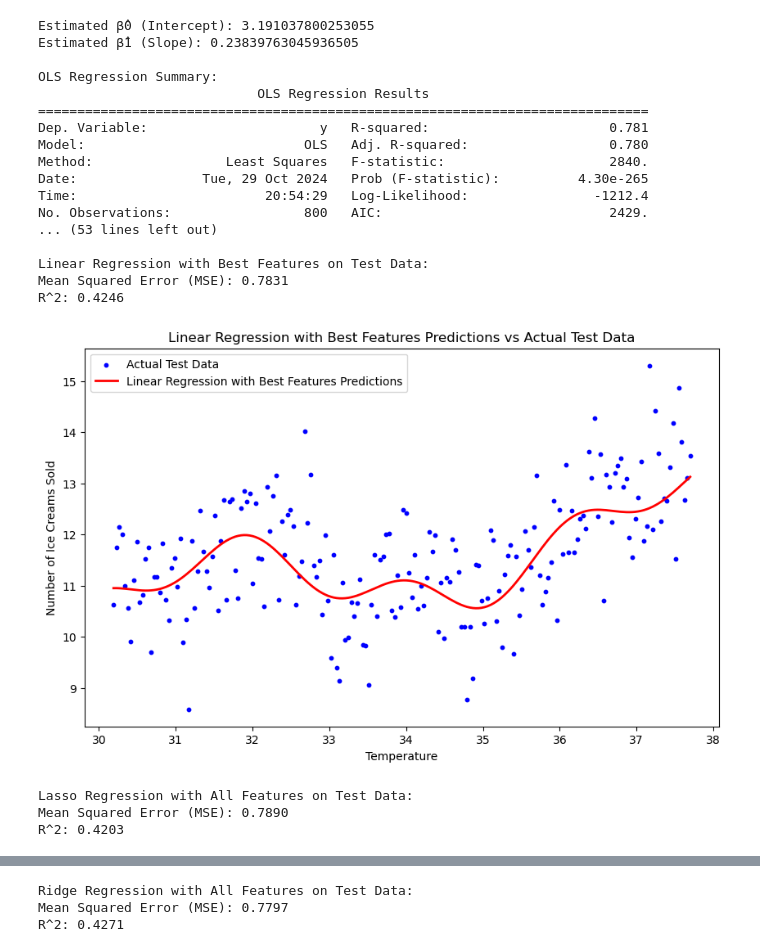
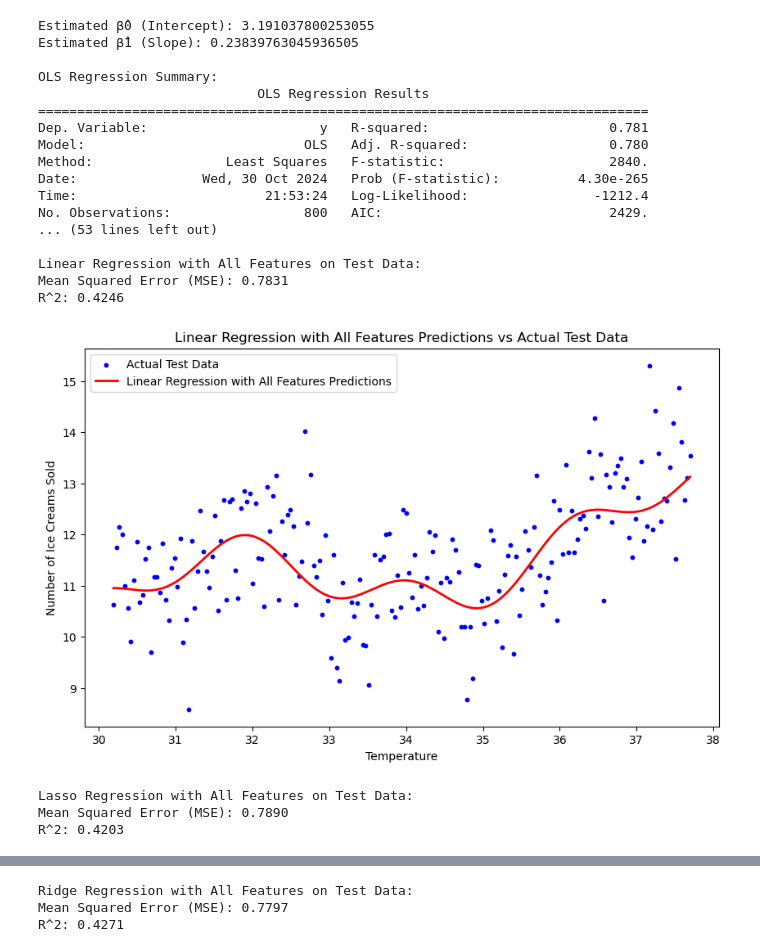
Before and after one commit to RazmaP/statistics-project, a Jupyter notebook: statisticsproject.ipynb, the cells around one changed output, grey strips where cells are left out. Cells and saved outputs as stored; diff of their text form; code cells hidden in the pictures.

```diff
--- a/statisticsproject.ipynb
+++ b/statisticsproject.ipynb
@@ -137,38 +137,38 @@ if __name__ == "__main__":
     display_coefficients(beta0_hat, beta1_hat)
     perform_ols_regression(x_train, y_train)
 
     best_model, best_features, best_adj_r2 = select_best_model(x_train, y_train)
     print("Model with highest Adjusted R^2 uses features:", best_features)
     get_regression_summary(x_train, y_train, best_features)
 
     x_test, y_test = load_data('test.txt')
     all_features = add_nonlinear_features(x_test)
 
     lasso_model, ridge_model = train_lasso_ridge(x_train, y_train)
 
-    evaluate_on_test_data(x_test, y_test, best_model, all_features[list(best_features)], model_name="Linear Regression with Best Features")
+    evaluate_on_test_data(x_test, y_test, best_model, all_features[list(best_features)], model_name="Linear Regression with All Features")
     evaluate_on_test_data(x_test, y_test, lasso_model, all_features, model_name="Lasso Regression with All Features")
     evaluate_on_test_data(x_test, y_test, ridge_model, all_features, model_name="Ridge Regression with All Features")
 # %% [output]
 [figure]
 Estimated β̂0 (Intercept): 3.191037800253055
 Estimated β̂1 (Slope): 0.23839763045936505
 
 OLS Regression Summary:
                             OLS Regression Results
 ==============================================================================
 Dep. Variable:                      y   R-squared:                       0.781
 Model:                            OLS   Adj. R-squared:                  0.780
 Method:                 Least Squares   F-statistic:                     2840.
-Date:                Tue, 29 Oct 2024   Prob (F-statistic):          4.30e-265
-Time:                        20:54:29   Log-Likelihood:                -1212.4
+Date:                Wed, 30 Oct 2024   Prob (F-statistic):          4.30e-265
+Time:                        21:53:24   Log-Likelihood:                -1212.4
 No. Observations:                 800   AIC:                             2429.
 ... (53 lines left out)
 
-Linear Regression with Best Features on Test Data:
+Linear Regression with All Features on Test Data:
 Mean Squared Error (MSE): 0.7831
 R^2: 0.4246
-[figure, old version]
+[figure, new version]
 Lasso Regression with All Features on Test Data:
 Mean Squared Error (MSE): 0.7890
 R^2: 0.4203
```
Also changed, not shown: 2 other files.
